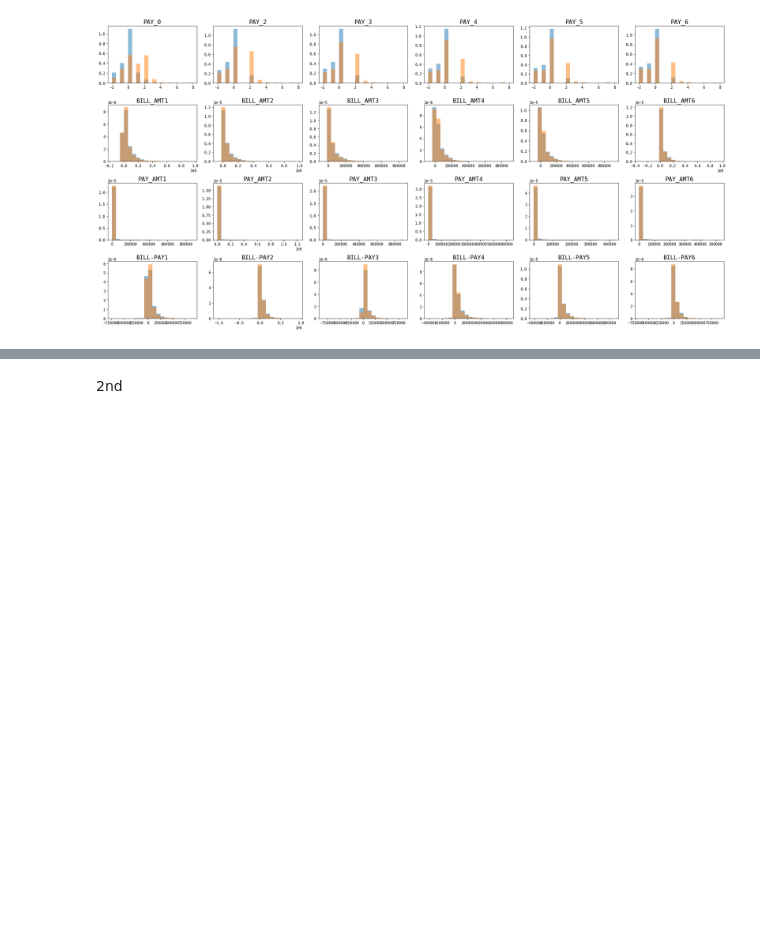
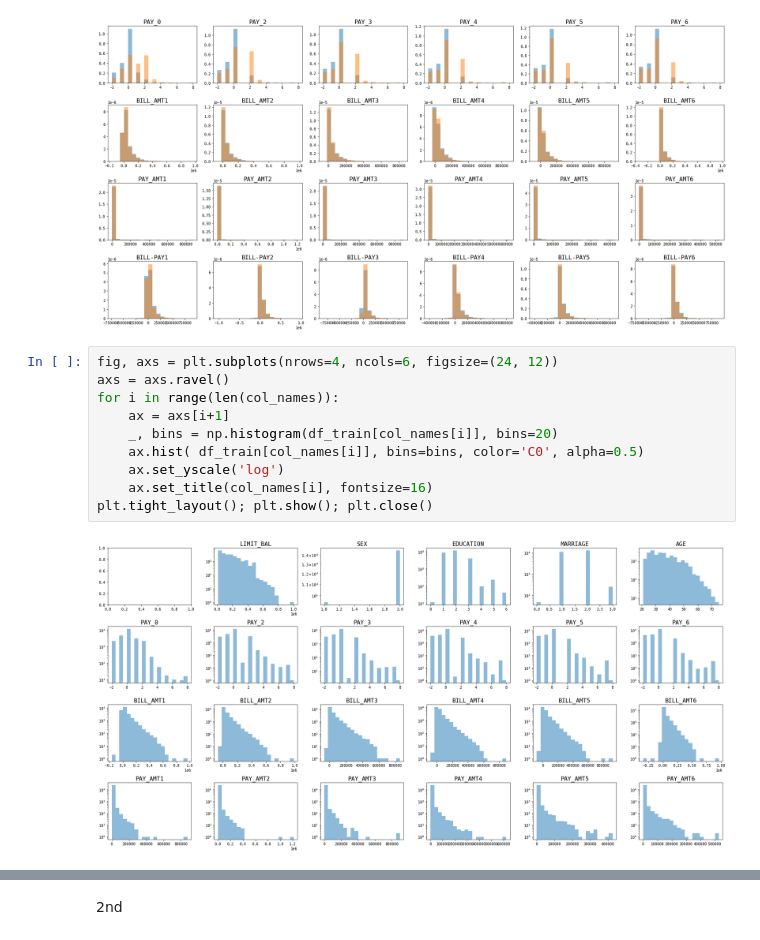
Before and after one commit to sinwall/221117_MLBasic, a Jupyter notebook: byungchang/starter_default.ipynb, the cells around one changed output, grey strips where cells are left out. Cells and saved outputs as stored; diff of their text form; blank space fills up the shorter version.

```diff
--- a/byungchang/starter_default.ipynb
+++ b/byungchang/starter_default.ipynb
@@ -84,3 +84,15 @@ for i in range(6):
 plt.tight_layout(); plt.show(); plt.close()
 # %% [output]
 [figure]
+# %%
+fig, axs = plt.subplots(nrows=4, ncols=6, figsize=(24, 12))
+axs = axs.ravel()
+for i in range(len(col_names)):
+    ax = axs[i+1]
+    _, bins = np.histogram(df_train[col_names[i]], bins=20)
+    ax.hist( df_train[col_names[i]], bins=bins, color='C0', alpha=0.5)
+    ax.set_yscale('log')
+    ax.set_title(col_names[i], fontsize=16)
+plt.tight_layout(); plt.show(); plt.close()
+# %% [output]
+[figure, added]
```
Also changed, not shown: parts of 9 cells of this notebook.
